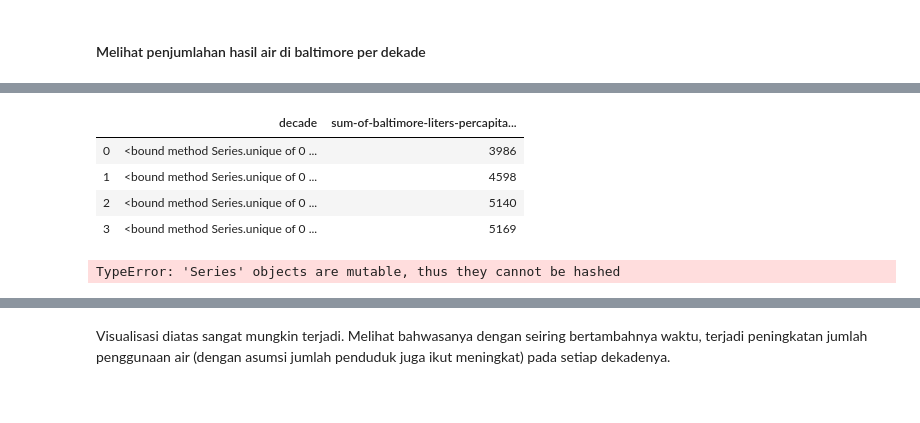
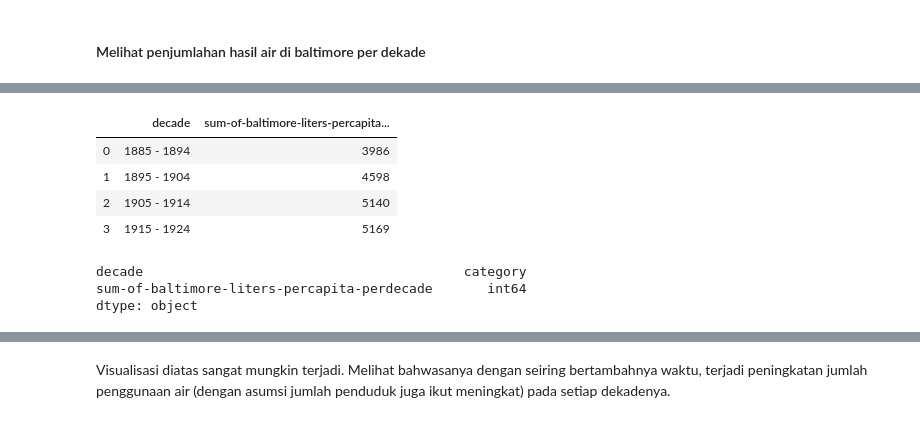
Before and after one commit to nostartama/mid-test-python-use-case, a Jupyter notebook: q1-annual-water-usage-in-baltimore/annual-water-usage-in-baltimore.ipynb, the cells around one changed output, grey strips where cells are left out. Saved outputs shown, nothing was run; the diff lists cells and outputs as text; code cells hidden in the pictures.

```diff
--- a/q1-annual-water-usage-in-baltimore/annual-water-usage-in-baltimore.ipynb
+++ b/q1-annual-water-usage-in-baltimore/annual-water-usage-in-baltimore.ipynb
@@ -158,24 +147,26 @@ Categories (8, object): [1885 - 1894 < 1895 - 1904 < 1905 - 1914 < 1915 - 1924 <
 # %%
 dataset2 = dataset[['decade','baltimore-liters-percapita-perday']]
 dataset2 = dataset2.groupby('decade').sum()
 dataset2 = dataset2[dataset2['baltimore-liters-percapita-perday']!=0]
-dataset2['decade'] = dataset.decade.unique
+dataset2['decade'] = dataset.decade.unique()
 decade_list= dataset2['decade'].tolist()
 baltimore_list= dataset2['baltimore-liters-percapita-perday'].tolist()
 dataset3 = [decade_list,baltimore_list]
 dataset3 = pd.DataFrame(dataset3)
 dataset3 = dataset3.T
 dataset3.columns=['decade','sum-of-baltimore-liters-percapita-perdecade']
 dataset3.head()
 # %% [output]
 |  | decade | sum-of-baltimore-liters-percapita... |
-| 0 | <bound method Series.unique of 0 ... | 3986 |
-| 1 | <bound method Series.unique of 0 ... | 4598 |
-| 2 | <bound method Series.unique of 0 ... | 5140 |
-| 3 | <bound method Series.unique of 0 ... | 5169 |
+| 0 | 1885 - 1894 | 3986 |
+| 1 | 1895 - 1904 | 4598 |
+| 2 | 1905 - 1914 | 5140 |
+| 3 | 1915 - 1924 | 5169 |
 # %%
 dataset3.astype({'decade': 'category','sum-of-baltimore-liters-percapita-perdecade':'int64'}).dtypes
 # %% [output]
-TypeError: 'Series' objects are mutable, thus they cannot be hashed
+decade                                         category
+sum-of-baltimore-liters-percapita-perdecade       int64
+dtype: object
 # %%
 ax = sns.barplot(x="decade", y="sum-of-baltimore-liters-percapita-perdecade", data=dataset3).set_title('Sum of water usage in Baltimore per decade')
```
Also changed, not shown: parts of 15 cells of this notebook.
